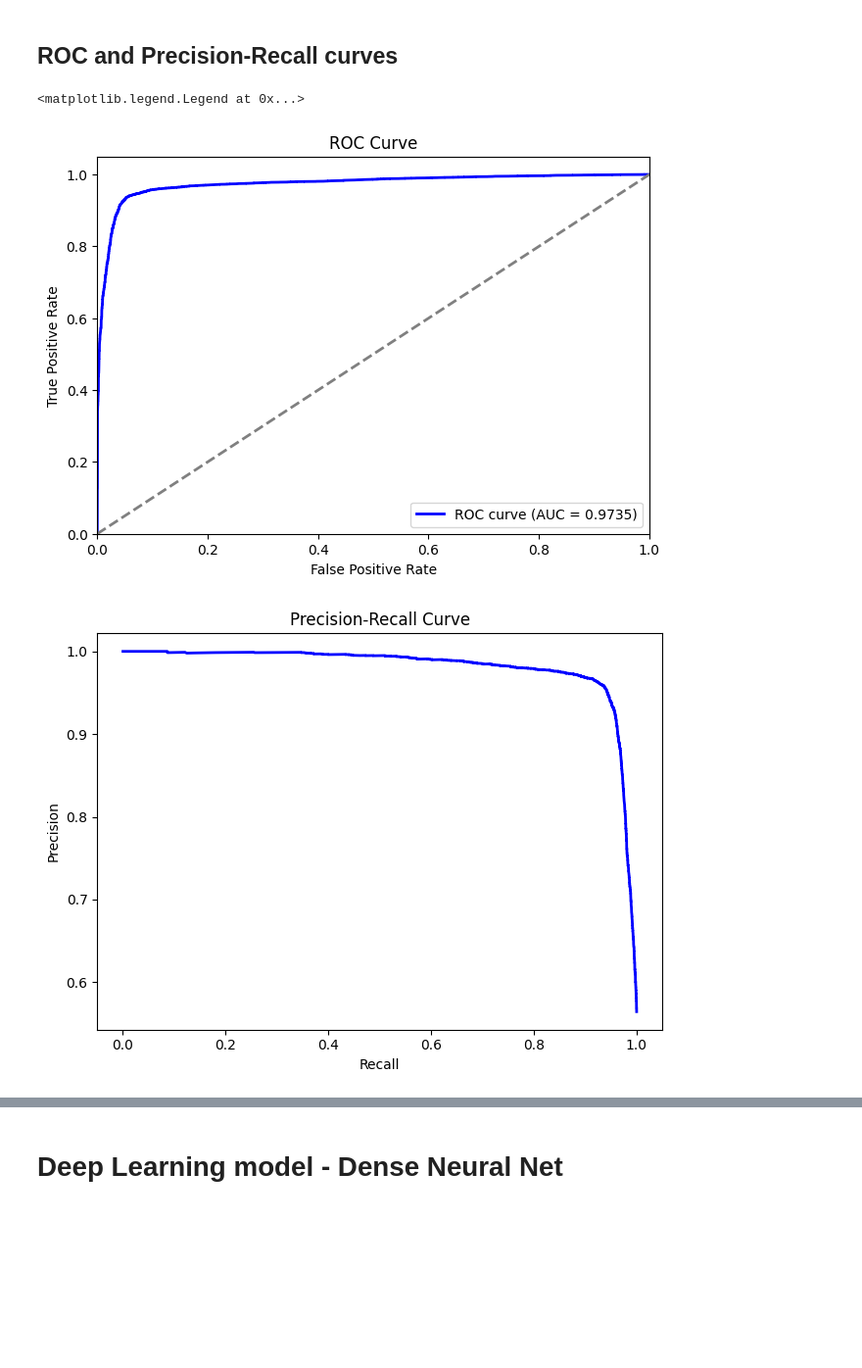
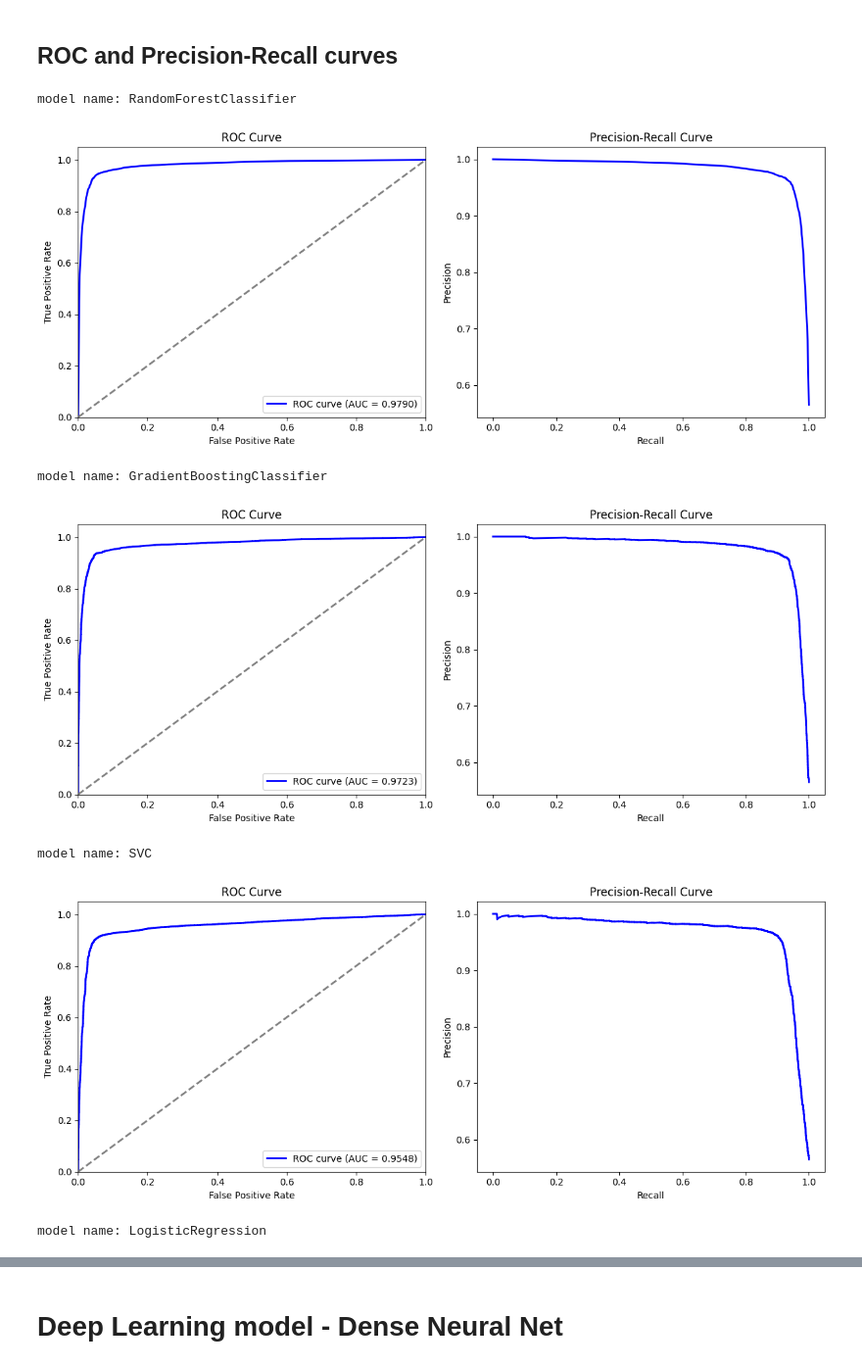
Before and after one commit to rafalradx/churn-shield, a Jupyter notebook: notebooks/project.ipynb, the cells around one changed output, grey strips where cells are left out. Shown at 98% size. Saved outputs shown, nothing was run; the diff lists cells and outputs as text; code cells hidden in the pictures; blank space fills up the shorter version.

```diff
--- a/notebooks/project.ipynb
+++ b/notebooks/project.ipynb
@@ -506,35 +537,51 @@ y_pred_prob = model_GB.predict_proba(X_test)[:, 1]
 # %%
-# Plot the ROC curve
-fpr, tpr, thresholds = roc_curve(y_test, y_pred_prob)
-roc_auc = auc(fpr, tpr)
+# Calculate the ROC curve and AUC
+def plot_ROC_PR_curves(model):
+    model_name = model.__class__.__name__
+    print(f"model name: {model_name}")
+    try:
+        y_pred_prob = model.predict_proba(X_test)[:, 1]
+    except AttributeError:
+        y_pred_prob = model.predict(X_test)
 
-# Plot the Precision-Recall curve
-precision, recall, _ = precision_recall_curve(y_test, y_pred_prob)
+    fpr, tpr, thresholds = roc_curve(y_test, y_pred_prob)
+    roc_auc = auc(fpr, tpr)
 
-plt.figure(figsize=(16, 5))
+    # Calculate the Precision-Recall curve
+    precision, recall, _ = precision_recall_curve(y_test, y_pred_prob)
 
-# Subplot: ROC Curve
-plt.subplot(1, 2, 1)
-plt.plot(fpr, tpr, color='blue', lw=2, label=f'ROC curve (AUC = {roc_auc:.4f})')
-plt.plot([0, 1], [0, 1], color='gray', lw=2, linestyle='--')
-plt.xlim([0.0, 1.0])
-plt.ylim([0.0, 1.05])
-plt.xlabel('False Positive Rate')
-plt.ylabel('True Positive Rate')
-plt.title('ROC Curve')
-plt.legend(loc='lower right')
+    # Create a figure with two subplots in one row
+    plt.figure(figsize=(12, 5))
+
+    # Subplot 1: ROC Curve
+    plt.subplot(1, 2, 1)
+    plt.plot(fpr, tpr, color='blue', lw=2, label=f'ROC curve (AUC = {roc_auc:.4f})')
+    plt.plot([0, 1], [0, 1], color='gray', lw=2, linestyle='--')
+    plt.xlim([0.0, 1.0])
+    plt.ylim([0.0, 1.05])
+    plt.xlabel('False Positive Rate')
+    plt.ylabel('True Positive Rate')
+    plt.title('ROC Curve')
+    plt.legend(loc='lower right')
+
+    # Subplot 2: Precision-Recall Curve
+    plt.subplot(1, 2, 2)
+    plt.plot(recall, precision, color='blue', lw=2)
+    plt.xlabel('Recall')
+    plt.ylabel('Precision')
+    plt.title('Precision-Recall Curve')
+
+    plt.tight_layout()  # Adjusts the spacing between plots to avoid overlap
+    plt.show()
-# %% [output]
-<matplotlib.legend.Legend at 0x...>
-[figure, removed]
-# %%
-plt.figure(figsize=(12.5, 5))
-plt.subplot(1, 2, 2)
-plt.plot(recall, precision, color='blue', lw=2)
-plt.xlabel('Recall')
-plt.ylabel('Precision')
-plt.title('Precision-Recall Curve')
-
-plt.tight_layout()
-plt.show()
-# %% [output]
-[figure, removed]
+# %%
+models = [rf_model, gb_model, svm_model, lr_model]
+for model in models:
+    plot_ROC_PR_curves(model)
+# %% [output]
+model name: RandomForestClassifier
+[figure, added]
+model name: GradientBoostingClassifier
+[figure, added]
+model name: SVC
+[figure, added]
+model name: LogisticRegression
```
Also changed, not shown: parts of 27 cells of this notebook, 2 other files.
